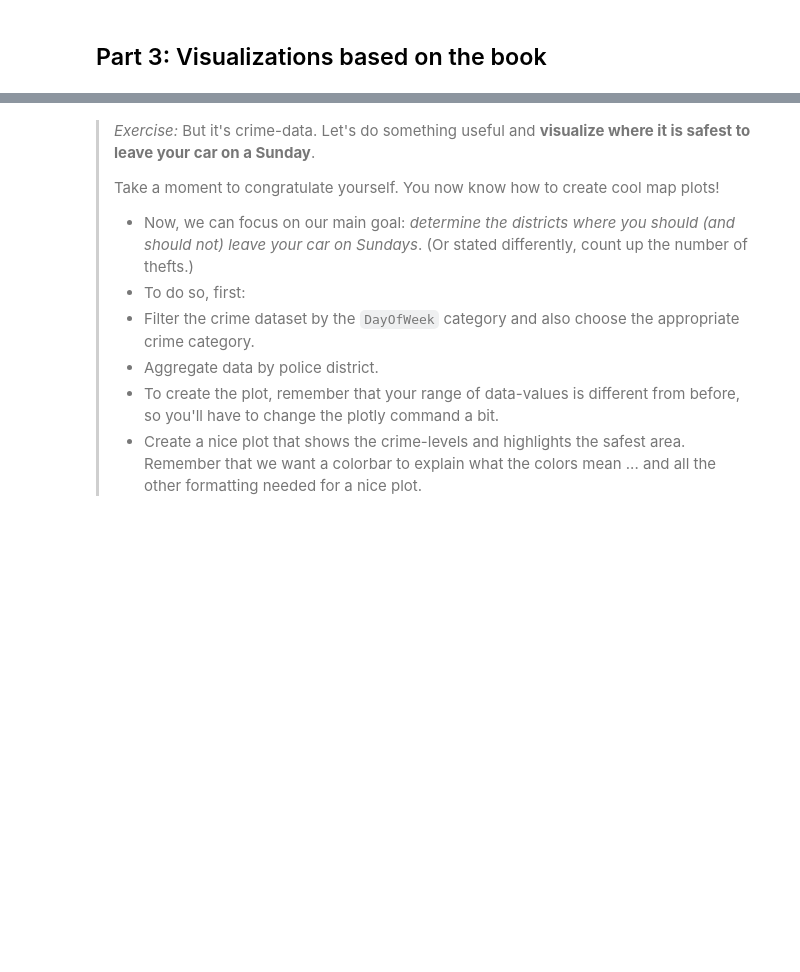
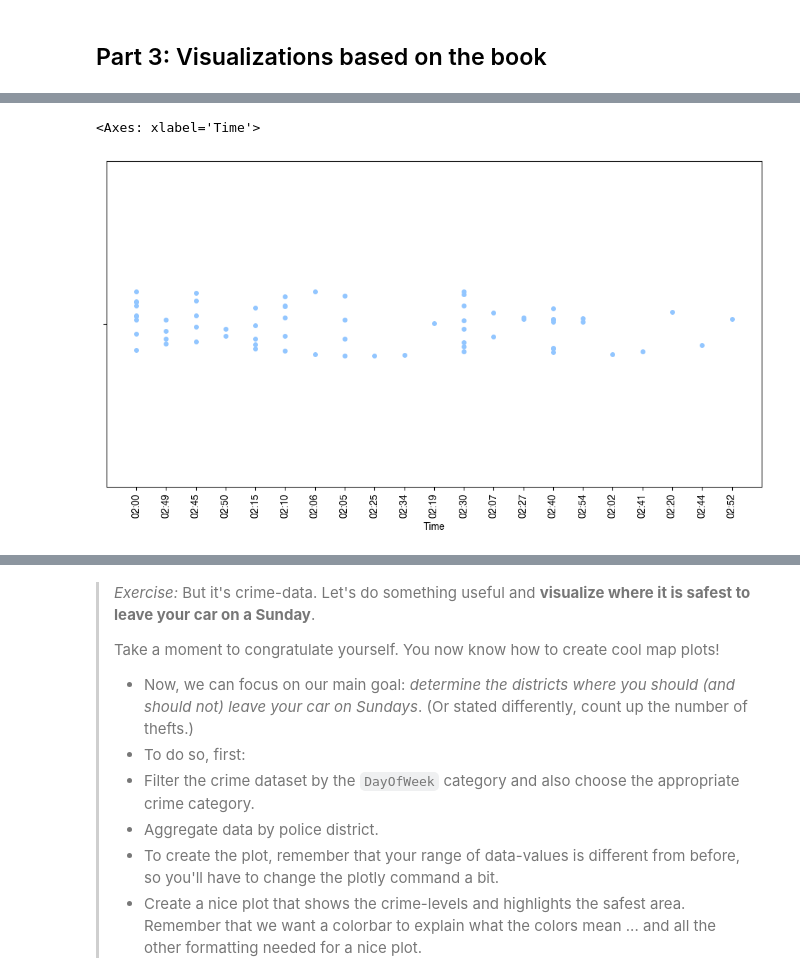
Before and after one commit to rakulmaria/socialdata2025, a Jupyter notebook: lectures/Week3.ipynb, the cells around one changed output, grey strips where cells are left out. Cells and saved outputs as stored; diff of their text form; code cells hidden in the pictures; blank space fills up the shorter version.

```diff
--- a/lectures/Week3.ipynb
+++ b/lectures/Week3.ipynb
@@ -59,3 +83,16 @@ Answer without the help of your LLM and your goal is to learn from reading the t
+# %%
+# fav seaborn style
+plt.style.use("seaborn-v0_8-pastel")
+plt.rcParams['font.family'] = 'helvetica'
+# %%
+focuscrimes = set(['WEAPON LAWS', 'PROSTITUTION', 'ROBBERY', 'BURGLARY', 'ASSAULT', 'DRUNKENNESS', 'DRUG/NARCOTIC', 'TRESPASS', 'LARCENY/THEFT', 'VANDALISM', 'VEHICLE THEFT', 'STOLEN PROPERTY'])
+
+columns_to_keep_03_18 = [
+    "Category", "Descript", "DayOfWeek", "Date", "Time", "X", "Y"
+]
+
+# Load datasets using only relevant columns
+df_crimes = pd.read_csv('./res/Police_Department_Incident_Reports__Historical_2003_to_May_2018_20250204.csv', usecols=columns_to_keep_03_18, parse_dates=['Date'])
 # %% [markdown]
 ## Part 3: Visualizations based on the book
 # %% [markdown]
@@ -93,0 +116,15 @@ For the "Exercise Part 1" and the part below, I want you to eliminate uses of LL
+# %%
+# retrieve only prostitution category
+df_prostitution = df_crimes[df_crimes["Category"] == "PROSTITUTION"]
+date_range = pd.Series(pd.date_range("2011-03-01", "2011-07-31"))
+
+# Filter the dataframe for the specified date range and time range
+df_prostitution_filtered = df_prostitution[(df_prostitution['Date'].isin(date_range)) &
+                                           (df_prostitution['Time'].str[:2].astype(int) == 2)]
+
+plt.figure(figsize=(12, 6))  # Set figure size
+plt.tick_params(axis='x', labelrotation=90)
+sns.stripplot(df_prostitution_filtered, x="Time")
+# %% [output]
+<Axes: xlabel='Time'>
+[figure, added]
```
Also changed, not shown: parts of 5 cells of this notebook, 2 other files.
